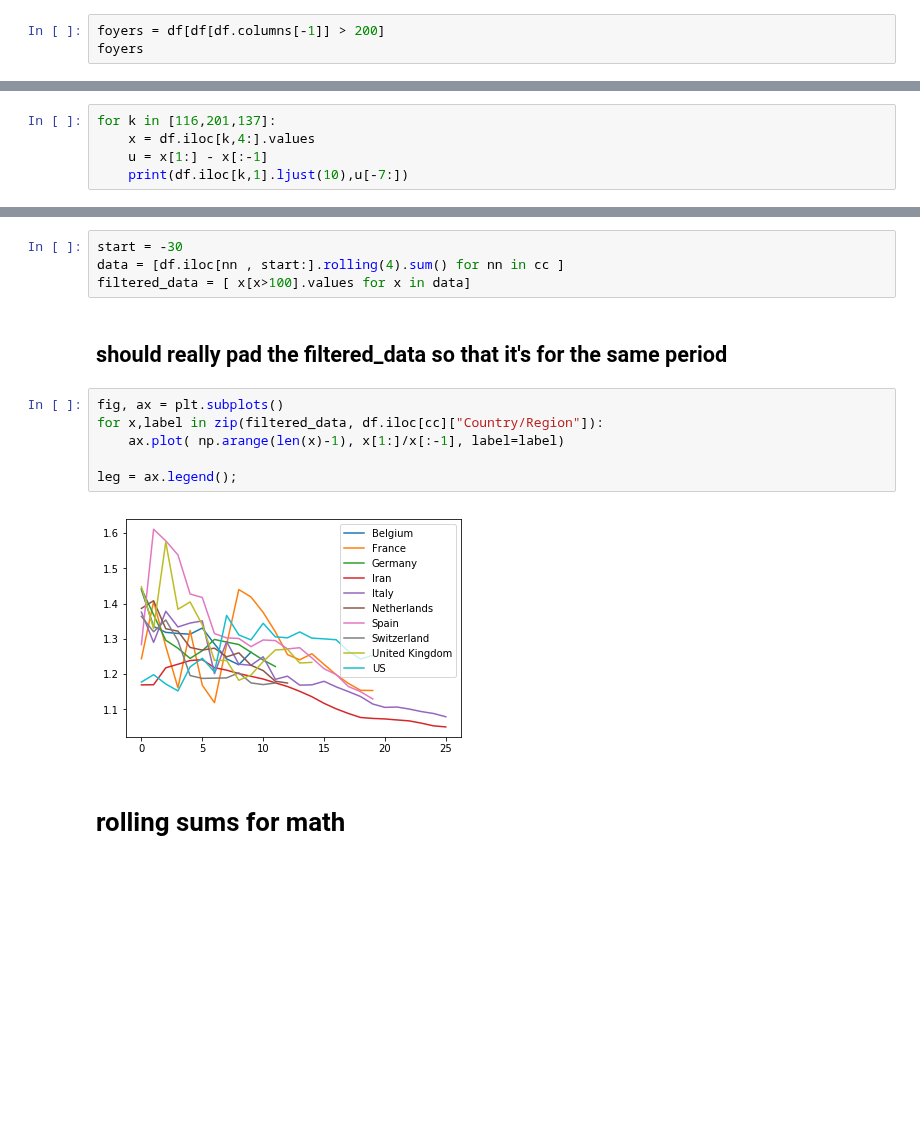
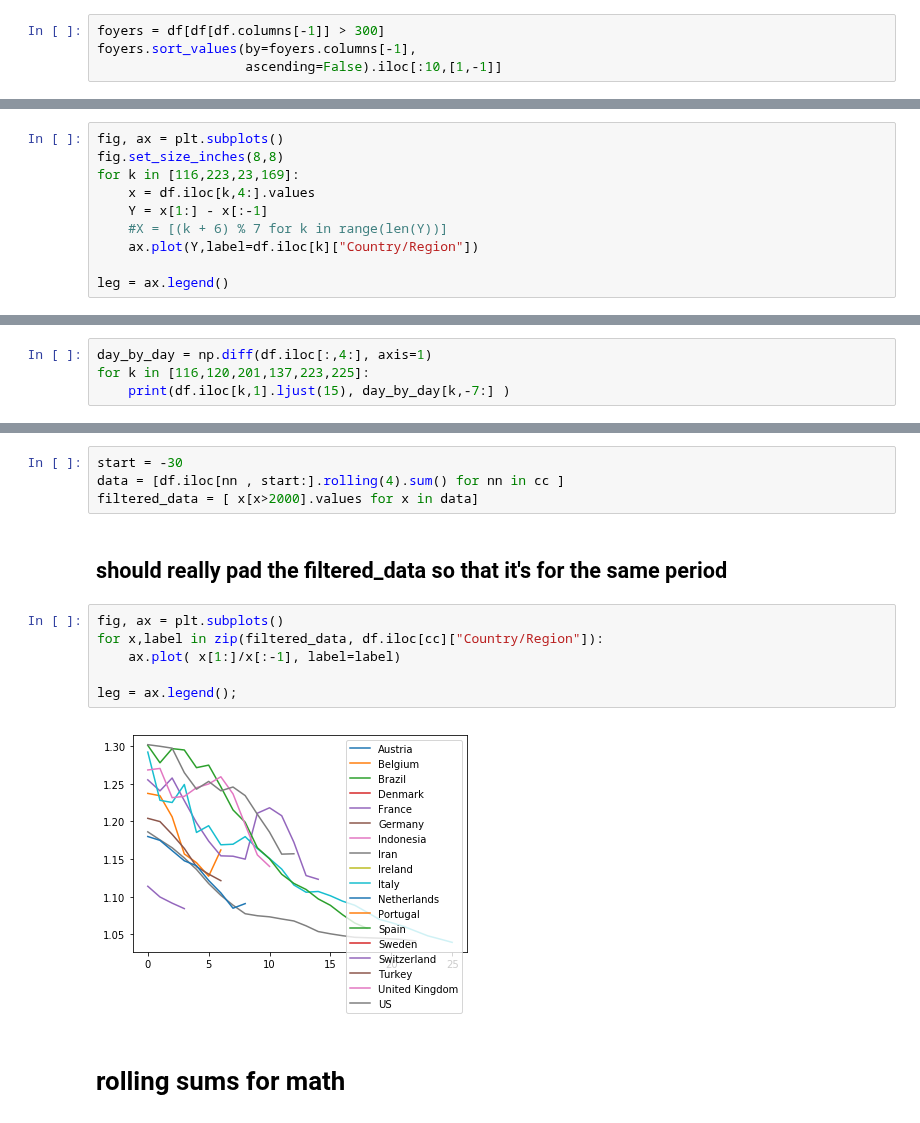
Before and after one commit to macbuse/just-math, a Jupyter notebook: covid_mortality.ipynb, the cells around one changed output, grey strips where cells are left out. Cells and saved outputs as stored; diff of their text form; blank space fills up the shorter version.

```diff
--- a/covid_mortality.ipynb
+++ b/covid_mortality.ipynb
@@ -58,6 +58,7 @@ df[df["Country/Region"] == 'South Korea']
 These are the hotspots for the pandemic
 - I chose 300 because I can catch Germany like that
 # %%
-foyers = df[df[df.columns[-1]] > 200]
-foyers
+foyers = df[df[df.columns[-1]] > 300]
+foyers.sort_values(by=foyers.columns[-1],
+                   ascending=False).iloc[:10,[1,-1]]
 # %% [output]
@@ -110,0 +108,10 @@ leg = ax.legend()
+# %%
+fig, ax = plt.subplots()
+fig.set_size_inches(8,8)
+for k in [116,223,23,169]:
+    x = df.iloc[k,4:].values
+    Y = x[1:] - x[:-1]
+    #X = [(k + 6) % 7 for k in range(len(Y))]
+    ax.plot(Y,label=df.iloc[k]["Country/Region"])
+
+leg = ax.legend()
@@ -111,6 +122,5 @@ leg = ax.legend()
 # %%
-for k in [116,201,137]:
-    x = df.iloc[k,4:].values
-    u = x[1:] - x[:-1]
-    print(df.iloc[k,1].ljust(10),u[-7:])
+day_by_day = np.diff(df.iloc[:,4:], axis=1)
+for k in [116,120,201,137,223,225]:
+    print(df.iloc[k,1].ljust(15), day_by_day[k,-7:] )
 # %% [output]
@@ -246,17 +254,17 @@ Name: 3/30/20, dtype: int64
 # %%
 start = -30
 data = [df.iloc[nn , start:].rolling(4).sum() for nn in cc ]
-filtered_data = [ x[x>100].values for x in data]
+filtered_data = [ x[x>2000].values for x in data]
 # %% [markdown]
 ## should really pad the filtered_data so that it's for the same period
 # %%
 fig, ax = plt.subplots()
 for x,label in zip(filtered_data, df.iloc[cc]["Country/Region"]):
-    ax.plot( np.arange(len(x)-1), x[1:]/x[:-1], label=label)
+    ax.plot( x[1:]/x[:-1], label=label)
 
 leg = ax.legend();
 # %% [output]
-[figure, old version]
+[figure, new version]
 # %% [markdown]
 # rolling sums for math
 # %%
```
Also changed, not shown: parts of 14 cells of this notebook.
